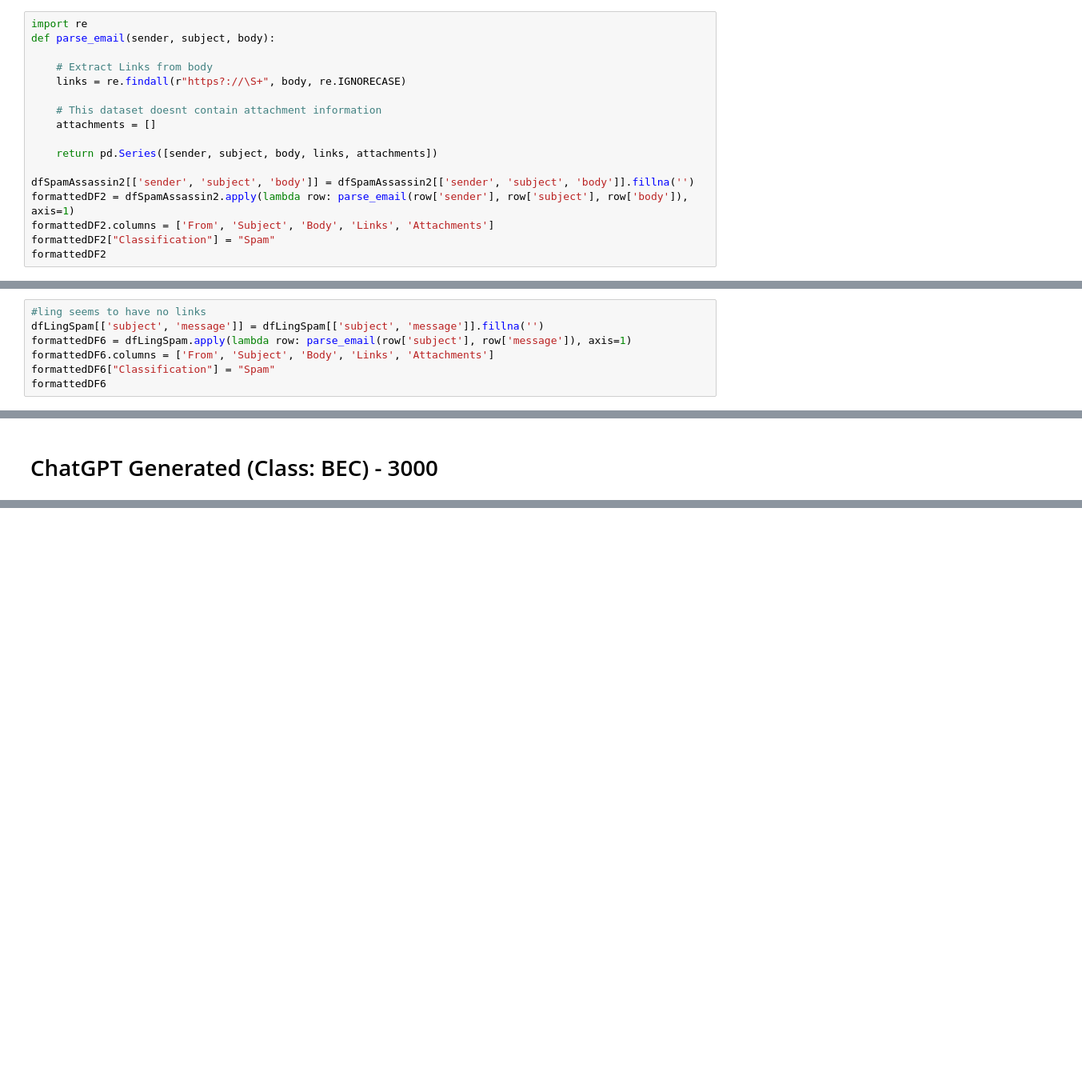
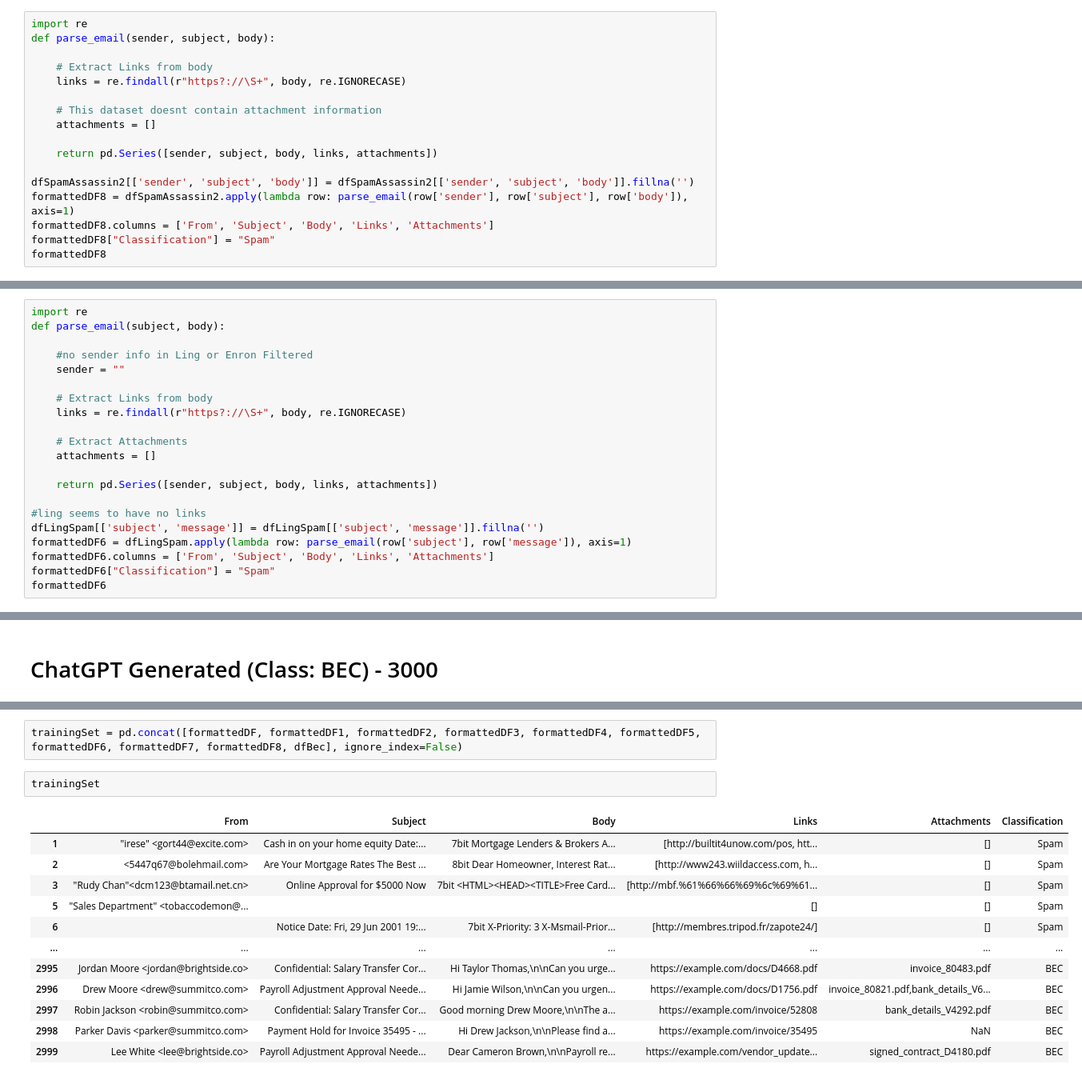
Before and after one commit to Reno0213/capstone, a Jupyter notebook: dataset.ipynb, the cells around one changed output, grey strips where cells are left out. Shown: that part at 80% size. Saved outputs shown, nothing was run; the diff lists cells and outputs as text; blank space fills up the shorter version.

```diff
--- a/dataset.ipynb
+++ b/dataset.ipynb
@@ -331,10 +387,10 @@ def parse_email(sender, subject, body):
     return pd.Series([sender, subject, body, links, attachments])
 
 dfSpamAssassin2[['sender', 'subject', 'body']] = dfSpamAssassin2[['sender', 'subject', 'body']].fillna('')
-formattedDF2 = dfSpamAssassin2.apply(lambda row: parse_email(row['sender'], row['subject'], row['body']), axis=1)
-formattedDF2.columns = ['From', 'Subject', 'Body', 'Links', 'Attachments']
-formattedDF2["Classification"] = "Spam"
-formattedDF2
+formattedDF8 = dfSpamAssassin2.apply(lambda row: parse_email(row['sender'], row['subject'], row['body']), axis=1)
+formattedDF8.columns = ['From', 'Subject', 'Body', 'Links', 'Attachments']
+formattedDF8["Classification"] = "Spam"
+formattedDF8
 # %% [output]
 |  | From | Subject | Body | Links | Attachments | Classification |
 | 0 | Robert Elz <kre@munnari.OZ.AU> | Re: New Sequences Window | Date: Wed, 21 Aug 2002 10:54:46 -... | [https://listman.redhat.com/mailm... | [] | Spam |
@@ -573,6 +629,20 @@ dfLingSpam
 | 2889 | you have been asked to join kiddin | the list owner of : " kiddin " ha... | 1 |
 481 rows × 3 columns
 # %%
+import re
+def parse_email(subject, body):
+
+    #no sender info in Ling or Enron Filtered
+    sender = ""
+
+    # Extract Links from body
+    links = re.findall(r"https?://\S+", body, re.IGNORECASE)
+
+    # Extract Attachments
+    attachments = []
+
+    return pd.Series([sender, subject, body, links, attachments])
+
 #ling seems to have no links
 dfLingSpam[['subject', 'message']] = dfLingSpam[['subject', 'message']].fillna('')
 formattedDF6 = dfLingSpam.apply(lambda row: parse_email(row['subject'], row['message']), axis=1)
@@ -618,0 +692,17 @@ dfBec
+# %%
+trainingSet = pd.concat([formattedDF, formattedDF1, formattedDF2, formattedDF3, formattedDF4, formattedDF5, formattedDF6, formattedDF7, formattedDF8, dfBec], ignore_index=False)
+# %%
+trainingSet
+# %% [output]
+|  | From | Subject | Body | Links | Attachments | Classification |
+| 1 | "irese" <gort44@excite.com> | Cash in on your home equity Date:... | 7bit Mortgage Lenders & Brokers A... | [http://builtit4unow.com/pos, htt... | [] | Spam |
+| 2 | <5447q67@bolehmail.com> | Are Your Mortgage Rates The Best ... | 8bit Dear Homeowner, Interest Rat... | [http://www243.wiildaccess.com, h... | [] | Spam |
+| 3 | "Rudy Chan"<dcm123@btamail.net.cn> | Online Approval for $5000 Now | 7bit <HTML><HEAD><TITLE>Free Card... | [http://mbf.%61%66%66%69%6c%69%61... | [] | Spam |
+| 5 | "Sales Department" <tobaccodemon@... |  |  | [] | [] | Spam |
+| 6 |  | Notice Date: Fri, 29 Jun 2001 19:... | 7bit X-Priority: 3 X-Msmail-Prior... | [http://membres.tripod.fr/zapote24/] | [] | Spam |
+| ... | ... | ... | ... | ... | ... | ... |
+| 2995 | Jordan Moore <jordan@brightside.co> | Confidential: Salary Transfer Cor... | Hi Taylor Thomas,\n\nCan you urge... | https://example.com/docs/D4668.pdf | invoice_80483.pdf | BEC |
+| 2996 | Drew Moore <drew@summitco.com> | Payroll Adjustment Approval Neede... | Hi Jamie Wilson,\n\nCan you urgen... | https://example.com/docs/D1756.pdf | invoice_80821.pdf,bank_details_V6... | BEC |
+| 2997 | Robin Jackson <robin@summitco.com> | Confidential: Salary Transfer Cor... | Good morning Drew Moore,\n\nThe a... | https://example.com/invoice/52808 | bank_details_V4292.pdf | BEC |
+| 2998 | Parker Davis <parker@summitco.com> | Payment Hold for Invoice 35495 - ... | Hi Drew Jackson,\n\nPlease find a... | https://example.com/invoice/35495 | NaN | BEC |
+| 2999 | Lee White <lee@brightside.co> | Payroll Adjustment Approval Neede... | Dear Cameron Brown,\n\nPayroll re... | https://example.com/vendor_update... | signed_contract_D4180.pdf | BEC |
```
Also changed, not shown: parts of 22 cells of this notebook, 2 other files.
